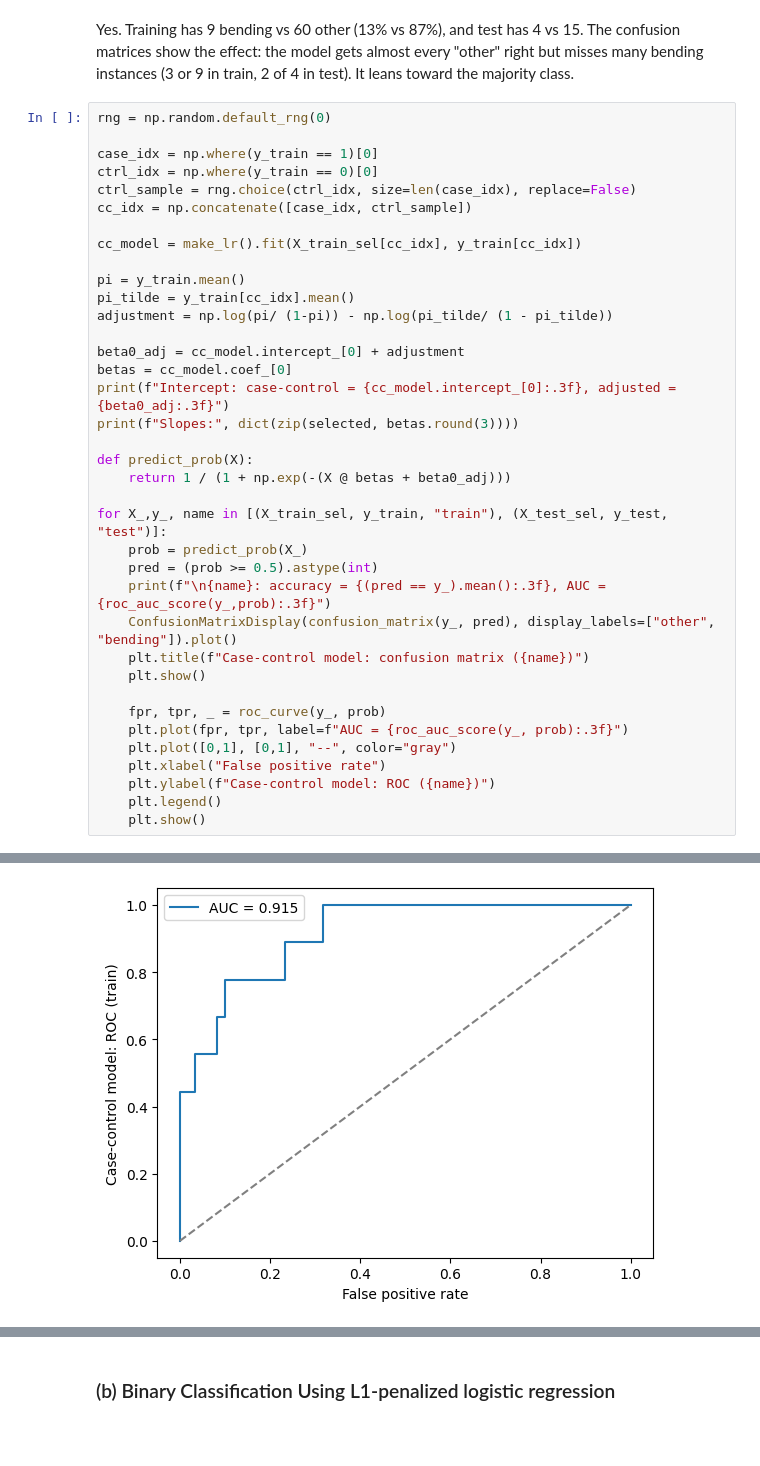
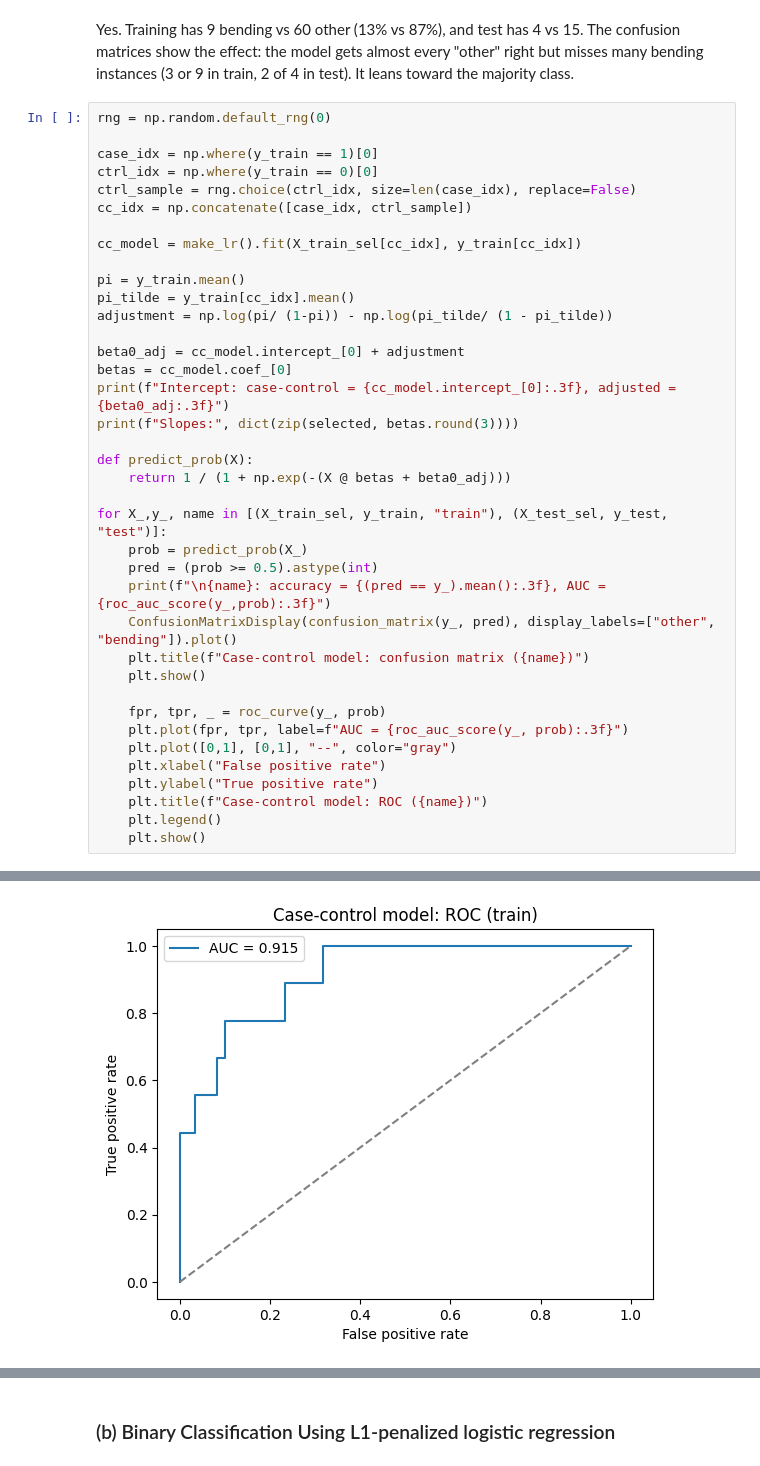
Before and after one commit to rbatra02/DSCI552, a Jupyter notebook: HW4/notebook/Batra_Raghav_HW4.ipynb, the cells around one changed output, grey strips where cells are left out. Saved outputs shown, nothing was run; the diff lists cells and outputs as text; blank space fills up the shorter version.

```diff
--- a/HW4/notebook/Batra_Raghav_HW4.ipynb
+++ b/HW4/notebook/Batra_Raghav_HW4.ipynb
@@ -461,34 +461,35 @@ pi_tilde = y_train[cc_idx].mean()
 adjustment = np.log(pi/ (1-pi)) - np.log(pi_tilde/ (1 - pi_tilde))
 
 beta0_adj = cc_model.intercept_[0] + adjustment
 betas = cc_model.coef_[0]
 print(f"Intercept: case-control = {cc_model.intercept_[0]:.3f}, adjusted = {beta0_adj:.3f}")
 print(f"Slopes:", dict(zip(selected, betas.round(3))))
 
 def predict_prob(X):
     return 1 / (1 + np.exp(-(X @ betas + beta0_adj)))
 
 for X_,y_, name in [(X_train_sel, y_train, "train"), (X_test_sel, y_test, "test")]:
     prob = predict_prob(X_)
     pred = (prob >= 0.5).astype(int)
     print(f"\n{name}: accuracy = {(pred == y_).mean():.3f}, AUC = {roc_auc_score(y_,prob):.3f}")
     ConfusionMatrixDisplay(confusion_matrix(y_, pred), display_labels=["other", "bending"]).plot()
     plt.title(f"Case-control model: confusion matrix ({name})")
     plt.show()
 
     fpr, tpr, _ = roc_curve(y_, prob)
     plt.plot(fpr, tpr, label=f"AUC = {roc_auc_score(y_, prob):.3f}")
     plt.plot([0,1], [0,1], "--", color="gray")
     plt.xlabel("False positive rate")
-    plt.ylabel(f"Case-control model: ROC ({name})")
+    plt.ylabel("True positive rate")
+    plt.title(f"Case-control model: ROC ({name})")
     plt.legend()
     plt.show()
 # %% [output]
 Intercept: case-control = -2.046, adjusted = -3.944
 Slopes: {'1st_quart3_p4': 1.813, 'min5_p9': 1.592, 'max6_p8': -4.7}
 
 train: accuracy = 0.884, AUC = 0.915
 [figure]
-[figure, old version]
+[figure, new version]
 test: accuracy = 0.789, AUC = 0.850
 [figure]
```
Also changed, not shown: parts of 3 cells of this notebook.
